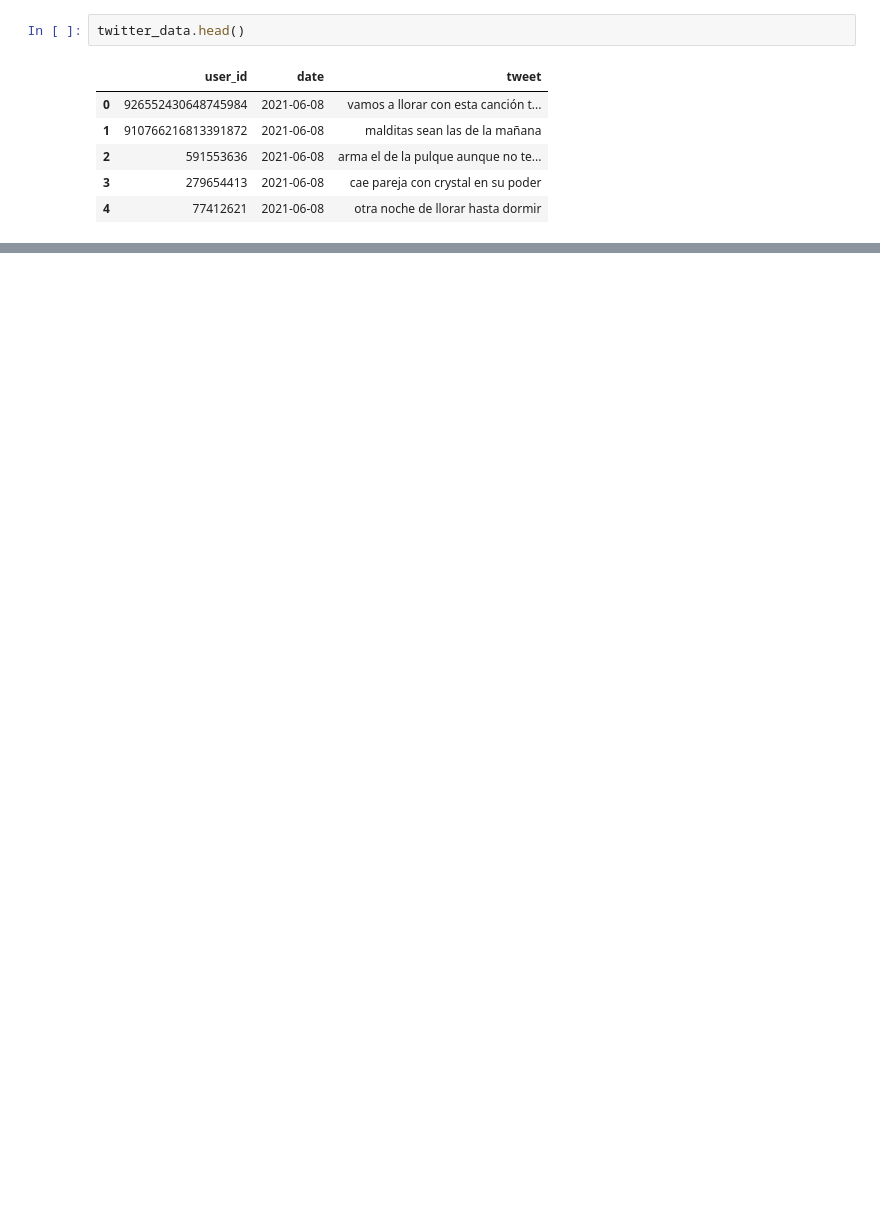
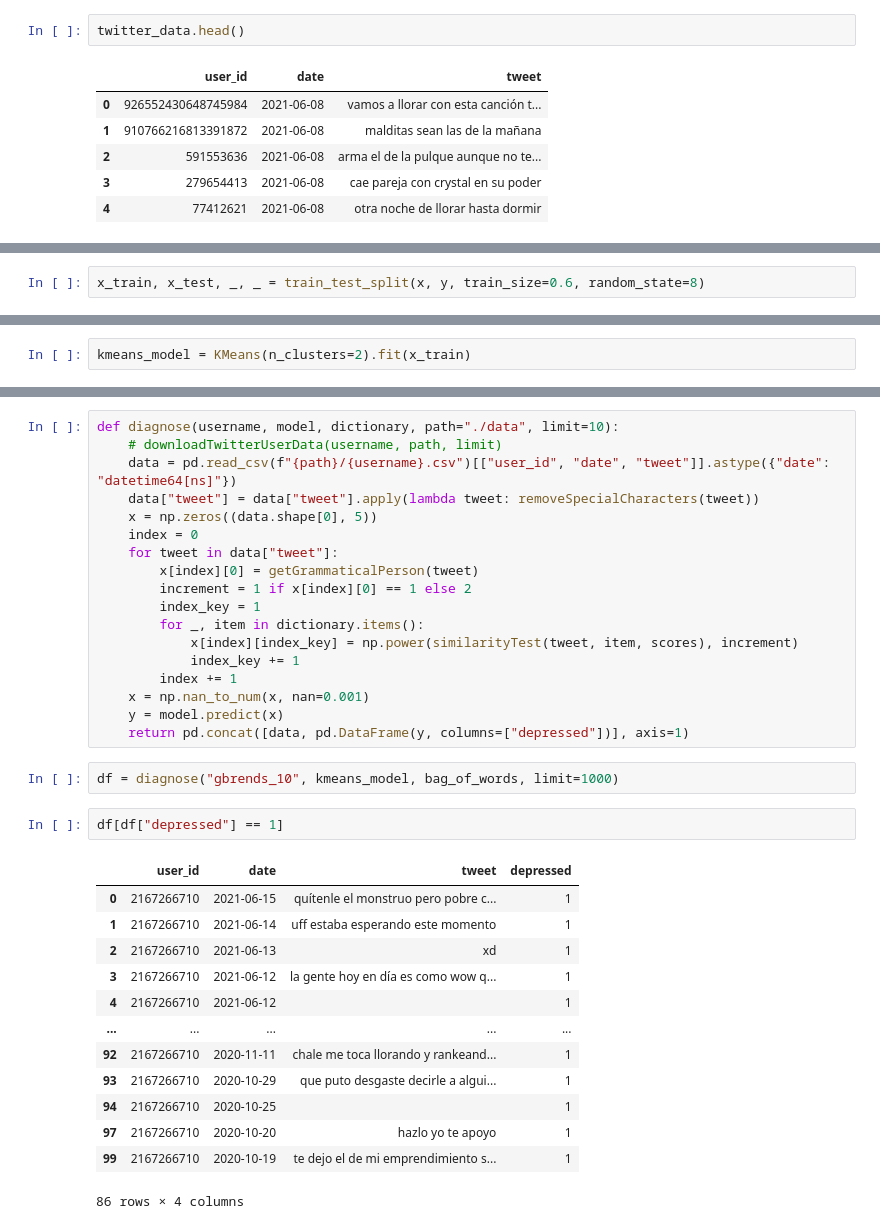
Before and after one commit to restradap001/Depression-in-Mexico, a Jupyter notebook: depression-in-mexico.ipynb, the cells around one changed output, grey strips where cells are left out. Cells and saved outputs as stored; diff of their text form; blank space fills up the shorter version.

```diff
--- a/depression-in-mexico.ipynb
+++ b/depression-in-mexico.ipynb
@@ -187,0 +434,2 @@ for index in range(0, twitter_data.shape[0]):
+# %%
+x_train, x_test, _, _ = train_test_split(x, y, train_size=0.6, random_state=8)
@@ -187,0 +442,2 @@ for index in range(0, twitter_data.shape[0]):
+# %%
+kmeans_model = KMeans(n_clusters=2).fit(x_train)
@@ -187,0 +474,36 @@ for index in range(0, twitter_data.shape[0]):
+# %%
+def diagnose(username, model, dictionary, path="./data", limit=10):
+    # downloadTwitterUserData(username, path, limit)
+    data = pd.read_csv(f"{path}/{username}.csv")[["user_id", "date", "tweet"]].astype({"date": "datetime64[ns]"})
+    data["tweet"] = data["tweet"].apply(lambda tweet: removeSpecialCharacters(tweet))
+    x = np.zeros((data.shape[0], 5))
+    index = 0
+    for tweet in data["tweet"]:
+        x[index][0] = getGrammaticalPerson(tweet)
+        increment = 1 if x[index][0] == 1 else 2
+        index_key = 1
+        for _, item in dictionary.items():
+            x[index][index_key] = np.power(similarityTest(tweet, item, scores), increment)
+            index_key += 1
+        index += 1
+    x = np.nan_to_num(x, nan=0.001)
+    y = model.predict(x)
+    return pd.concat([data, pd.DataFrame(y, columns=["depressed"])], axis=1)
+# %%
+df = diagnose("gbrends_10", kmeans_model, bag_of_words, limit=1000)
+# %%
+df[df["depressed"] == 1]
+# %% [output]
+|  | user_id | date | tweet | depressed |
+| 0 | 2167266710 | 2021-06-15 | quítenle el monstruo pero pobre c... | 1 |
+| 1 | 2167266710 | 2021-06-14 | uff estaba esperando este momento | 1 |
+| 2 | 2167266710 | 2021-06-13 | xd | 1 |
+| 3 | 2167266710 | 2021-06-12 | la gente hoy en día es como wow q... | 1 |
+| 4 | 2167266710 | 2021-06-12 |  | 1 |
+| ... | ... | ... | ... | ... |
+| 92 | 2167266710 | 2020-11-11 | chale me toca llorando y rankeand... | 1 |
+| 93 | 2167266710 | 2020-10-29 | que puto desgaste decirle a algui... | 1 |
+| 94 | 2167266710 | 2020-10-25 |  | 1 |
+| 97 | 2167266710 | 2020-10-20 | hazlo yo te apoyo | 1 |
+| 99 | 2167266710 | 2020-10-19 | te dejo el de mi emprendimiento s... | 1 |
+86 rows × 4 columns
```
Also changed, not shown: parts of 72 cells of this notebook.
